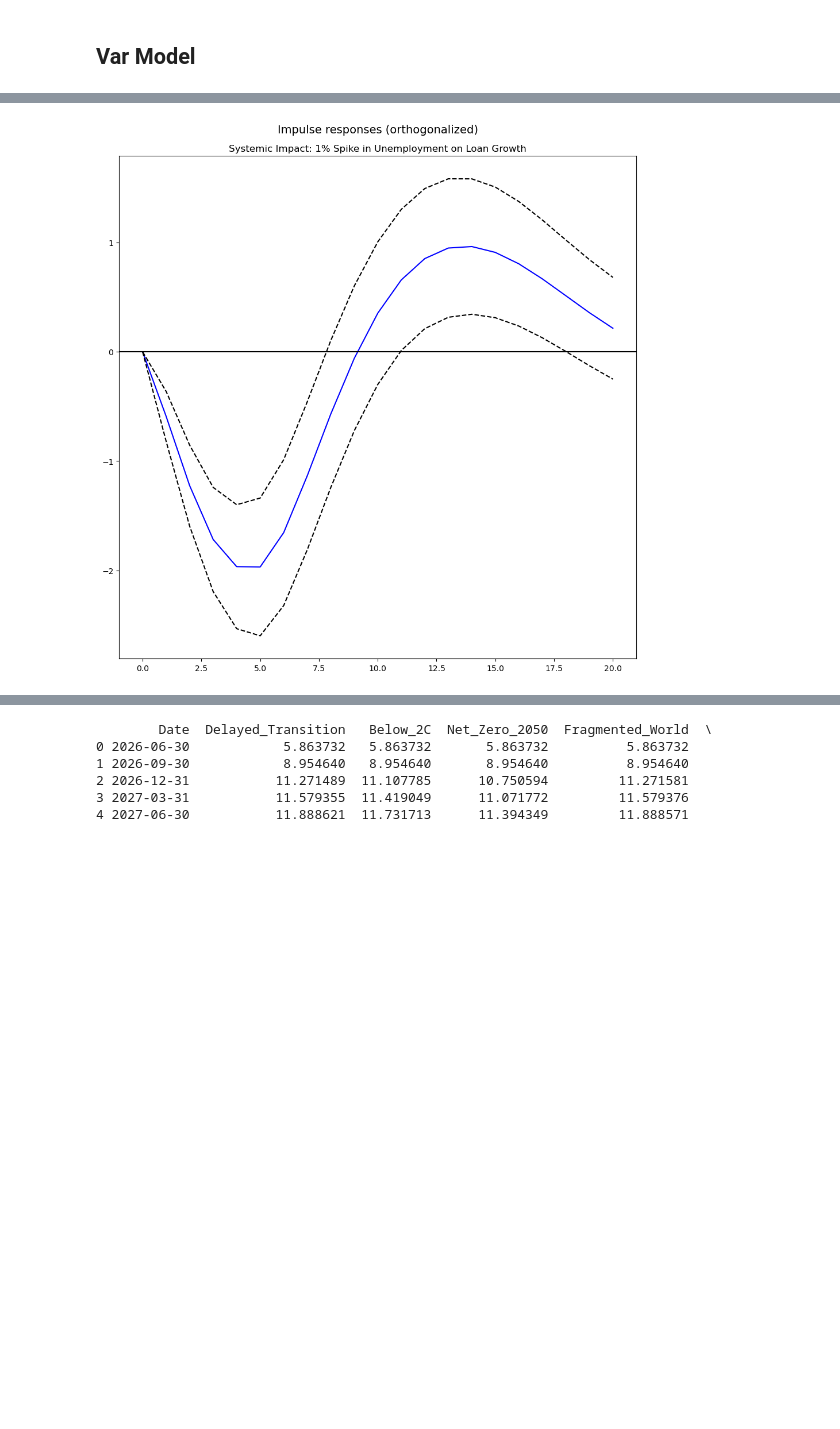
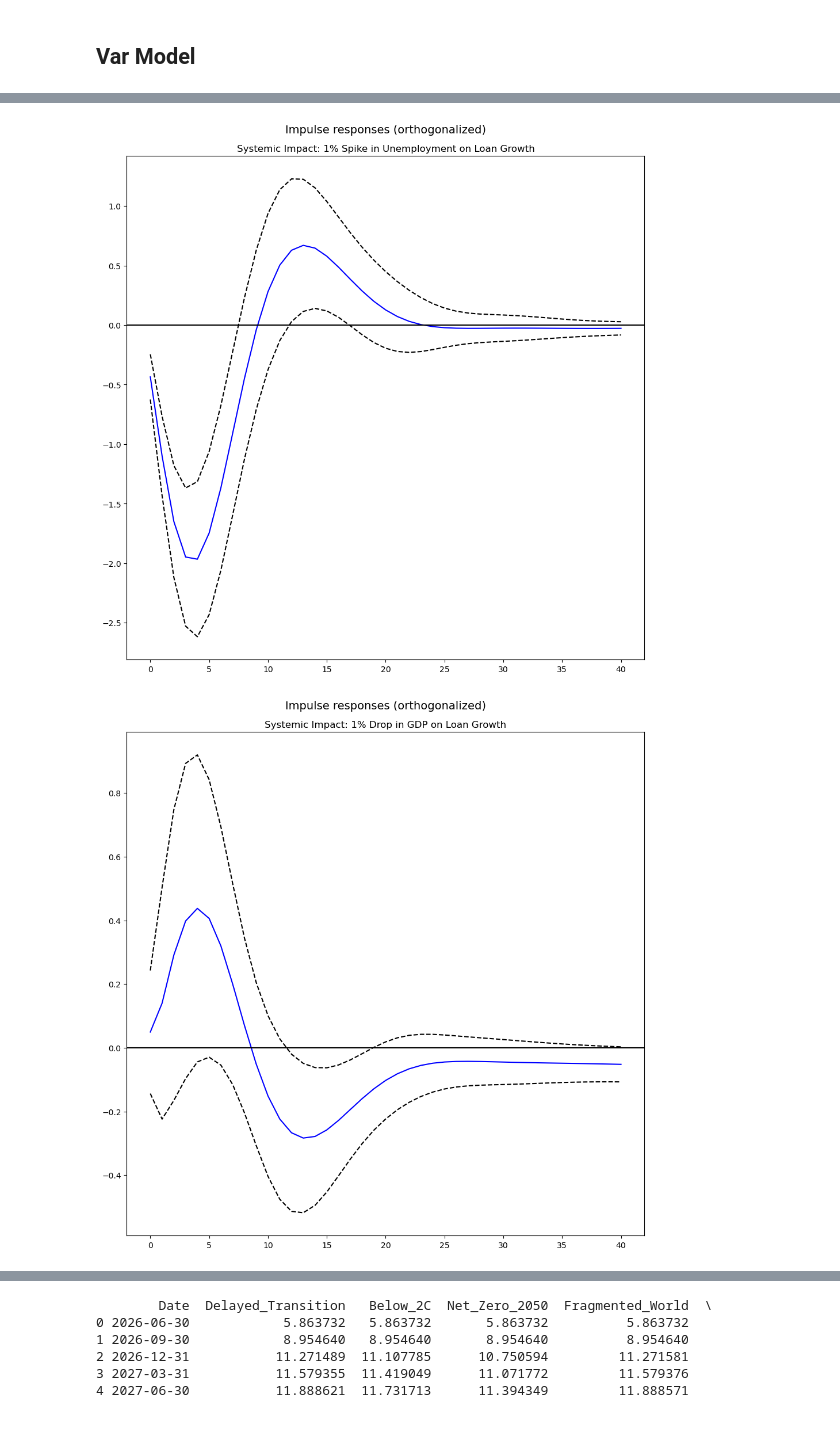
Before and after one commit to gpointd/ECON-522-Forecasting-Project, a Jupyter notebook: Climate Data/Climate Analysis.ipynb, the cells around one changed output, grey strips where cells are left out. Saved outputs shown, nothing was run; the diff lists cells and outputs as text; code cells hidden in the pictures; blank space fills up the shorter version.

```diff
--- a/Climate Data/Climate Analysis.ipynb
+++ b/Climate Data/Climate Analysis.ipynb
@@ -708,10 +797,19 @@ Rates                   0.196482          -0.356563  0.153381  1.000000
 # %%
 # Create an Impulse Response Function (IRF)
-irf = results_var.irf(20) # Look at 20 quarters (5 years)
+irf = results_var.irf(40) # Look at 40 quarters (10 years)
 
 # Plot the impact of an Unemployment Shock on Loan Growth
 irf.plot(impulse='Unemployment_Rate', response='Loan_Growth', orth=True)
 plt.title('Systemic Impact: 1% Spike in Unemployment on Loan Growth')
 plt.show()
+# Plot the impact of a GDP Shock on Loan Growth
+irf.plot(impulse='GDP', response='Loan_Growth', orth=True)
+plt.title('Systemic Impact: 1% Drop in GDP on Loan Growth')
+plt.show()
+# Plot the impact of an Interest Rate Shock on Loan Growth
+irf.plot(impulse='Rates', response='Loan_Growth', orth=True)
+plt.title('Systemic Impact: 1% Increase in Interest Rates on Loan Growth')
+plt.show()
 # %% [output]
-[figure, old version]
+[figure, new version]
+[figure, added]
```
Also changed, not shown: parts of 22 cells of this notebook.
